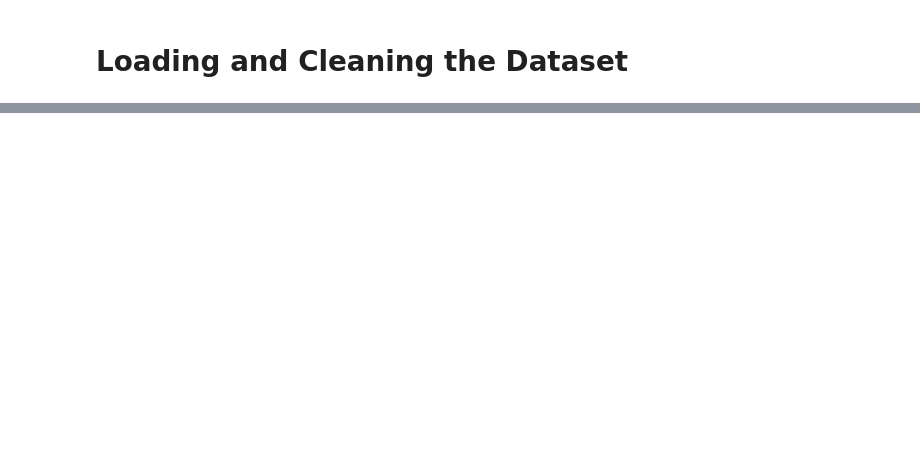
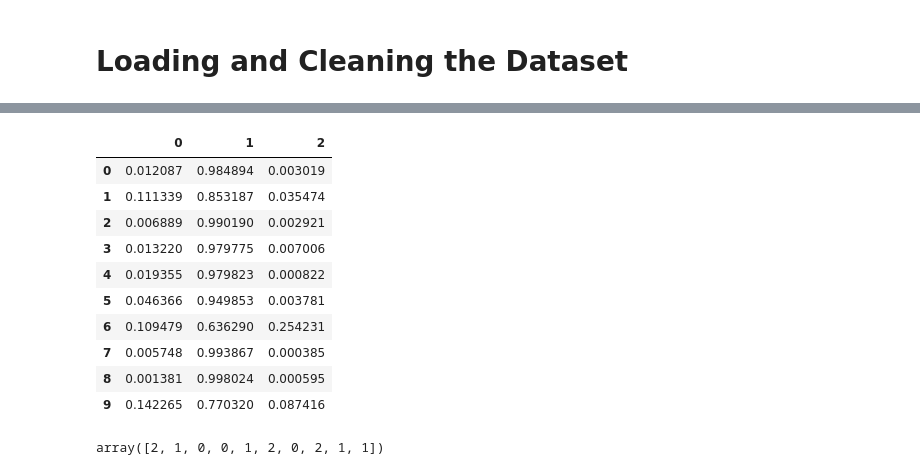
Before and after one commit to FlorenceBoutin/GI_disease_detection, a Jupyter notebook: notebooks/emily-improving-florences-models.ipynb, the cells around one changed output, grey strips where cells are left out. Cells and saved outputs as stored; diff of their text form; code cells hidden in the pictures; blank space fills up the shorter version.

Commit message:
training with the black box

```diff
--- a/notebooks/emily-improving-florences-models.ipynb
+++ b/notebooks/emily-improving-florences-models.ipynb
@@ -154,0 +353,2 @@ y_pred = model.predict(X_test)
+# %%
+model_resnet_1 = build_resnet_model()
@@ -154,0 +373,12 @@ y_pred = model.predict(X_test)
+# %%
+es = EarlyStopping(patience=10, restore_best_weights=True)
+es_recall = EarlyStopping(patience=10, restore_best_weights=True, monitor='val_recall_2', mode='max')
+adam_opt = optimizers.Adam(learning_rate=0.0001)
+adam_opt_1 = optimizers.Adam(learning_rate=0.01)
+adam_opt_2 = optimizers.Adam(learning_rate=0.005)
+adam_opt_3 = optimizers.Adam(learning_rate=1)
+# %%
+history = model_resnet_1.fit(train_dataset,
+                epochs=100,
+                callbacks=[es_recall],
+                validation_data=val_dataset)
@@ -154,0 +408,2 @@ y_pred = model.predict(X_test)
+# %%
+predictions = model_resnet_1.predict(test_dataset)
@@ -154,0 +412,14 @@ y_pred = model.predict(X_test)
+# %%
+predictions[:10]
+# %% [output]
+|  | 0 | 1 | 2 |
+| 0 | 0.012087 | 0.984894 | 0.003019 |
+| 1 | 0.111339 | 0.853187 | 0.035474 |
+| 2 | 0.006889 | 0.990190 | 0.002921 |
+| 3 | 0.013220 | 0.979775 | 0.007006 |
+| 4 | 0.019355 | 0.979823 | 0.000822 |
+| 5 | 0.046366 | 0.949853 | 0.003781 |
+| 6 | 0.109479 | 0.636290 | 0.254231 |
+| 7 | 0.005748 | 0.993867 | 0.000385 |
+| 8 | 0.001381 | 0.998024 | 0.000595 |
+| 9 | 0.142265 | 0.770320 | 0.087416 |
@@ -155,3 +428,7 @@ y_pred = model.predict(X_test)
+# %%
+y_true[0:10]
+# %% [output]
+array([2, 1, 0, 0, 1, 2, 0, 2, 1, 1])
 # %%
 from sklearn.metrics import confusion_matrix
 import matplotlib.pyplot as plt
```
Also changed, not shown: parts of 67 cells of this notebook, 2 other files.
